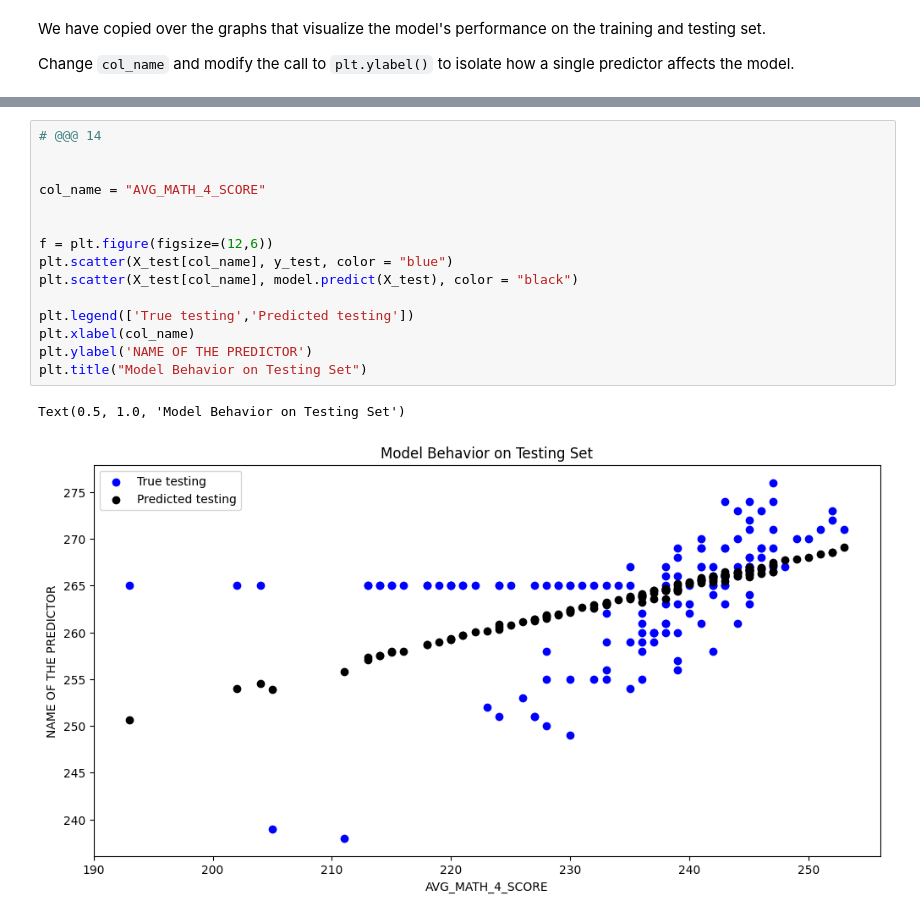
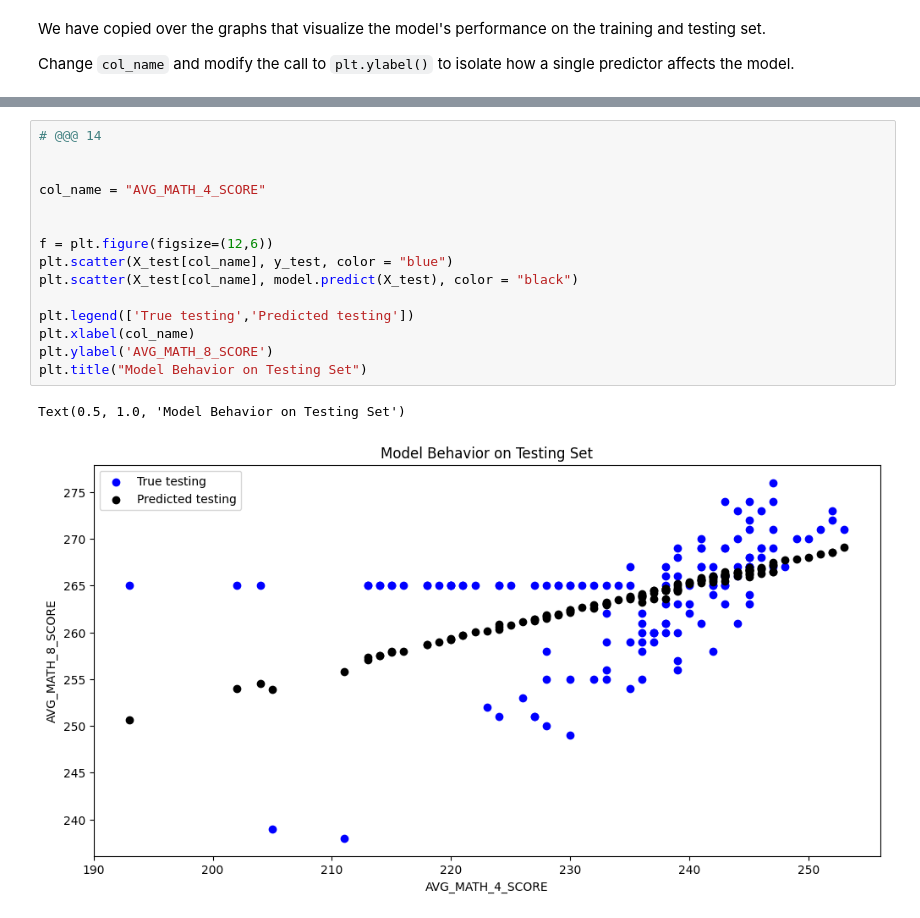
Before and after one commit to mikexie3/MDST-Onboarding, a Jupyter notebook: tutorial1/checkpoint1.ipynb, the cells around one changed output, grey strips where cells are left out. Saved outputs shown, nothing was run; the diff lists cells and outputs as text.

```diff
--- a/tutorial1/checkpoint1.ipynb
+++ b/tutorial1/checkpoint1.ipynb
@@ -233,18 +233,18 @@ Text(0.5, 1.0, 'Model Behavior On Training Set')
 # %%
 # @@@ 14
 
 
 col_name = "AVG_MATH_4_SCORE"
 
 
 f = plt.figure(figsize=(12,6))
 plt.scatter(X_test[col_name], y_test, color = "blue")
 plt.scatter(X_test[col_name], model.predict(X_test), color = "black")
 
 plt.legend(['True testing','Predicted testing'])
 plt.xlabel(col_name)
-plt.ylabel('NAME OF THE PREDICTOR')
+plt.ylabel('AVG_MATH_8_SCORE')
 plt.title("Model Behavior on Testing Set")
 # %% [output]
 Text(0.5, 1.0, 'Model Behavior on Testing Set')
-[figure, old version]
+[figure, new version]
```
Also changed, not shown: parts of 1 cell of this notebook.
